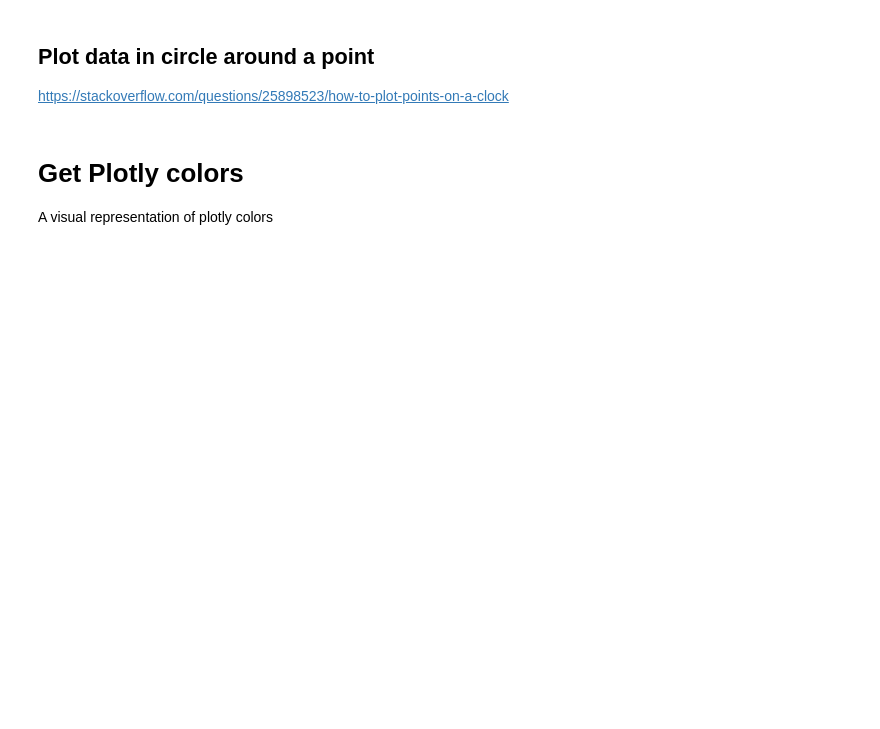
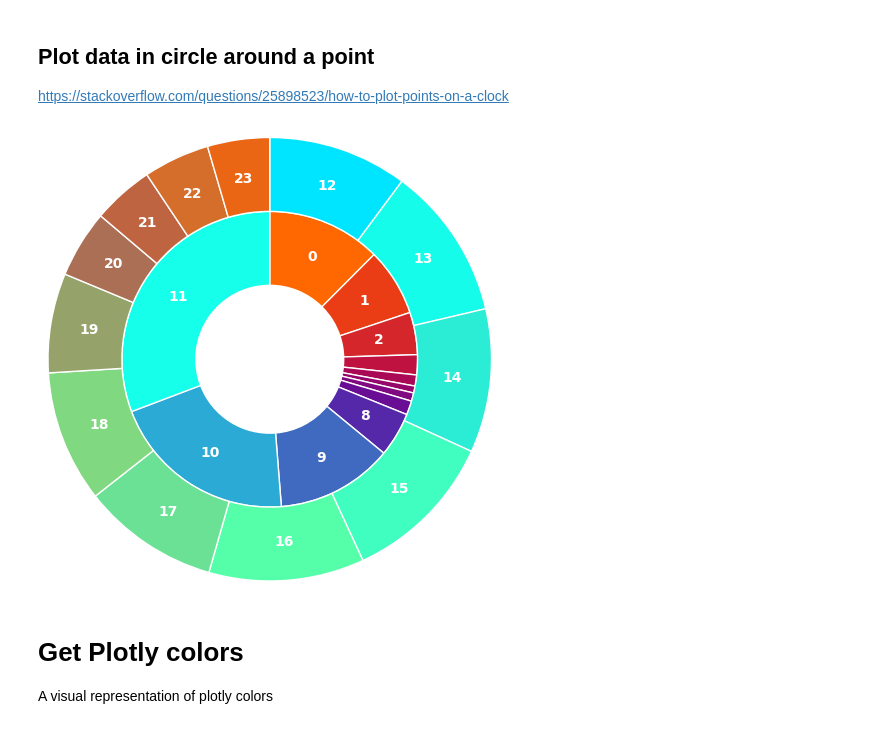
Before and after one commit to pmhalvor/website, a Jupyter notebook: radio/plot-times-mac.ipynb, the cells around one changed output. Cells and saved outputs as stored; diff of their text form; code cells hidden in the pictures; blank space fills up the shorter version.

```diff
--- a/radio/plot-times-mac.ipynb
+++ b/radio/plot-times-mac.ipynb
@@ -114,6 +223,57 @@ fig = go.Figure(data=data, layout={"title":"Nested Pie Chart"})
 # %% [markdown]
 ## Plot data in circle around a point
 https://stackoverflow.com/questions/25898523/how-to-plot-points-on-a-clock
+# %%
+import matplotlib.pyplot as plt
+import numpy as np
+
+fig, ax = plt.subplots()
+
+size = 0.5
+r=1.5
+
+morning_colors = [((12-i)/12., float(morning.iloc[i]/max(morning)), i/12.) for i in range(12)]
+afternoon_colors = [(i/12., float(afternoon.iloc[i]/max(afternoon)), (12-i)/12.) for i in range(12)]
+
+cmap = plt.get_cmap("tab20c")
+outer_colors = cmap(np.arange(3)*4)
+inner_colors = cmap(np.array([1, 2, 5, 6, 9, 10]))
+
+am_hr_itr = iter(morning.index)
+pm_hr_itr = iter(afternoon.index)
+
+ax.pie(
+       morning,
+       radius=r-size,
+       colors=morning_colors,
+       wedgeprops=dict(width=size, edgecolor='w'),
+       counterclock=False,
+       autopct=lambda p: '{:.0f}'.format(next(am_hr_itr)) if p>3 else "".format(next(am_hr_itr)),
+       startangle=90,
+       pctdistance=r-size-0.5*size,
+       textprops=dict(weight="heavy", color="white"),
+
+)
+
+ax.pie(
+       afternoon,
+       radius=r,
+       startangle=90,
+       colors=afternoon_colors,
+       wedgeprops=dict(width=size, edgecolor='w'),
+       counterclock=False,
+       autopct=lambda p: '{:.0f}'.format(next(pm_hr_itr)) if p>3 else "".format(next(pm_hr_itr)),
+       pctdistance=r-size-0.35*size,
+       textprops=dict(weight="heavy", color="white"),
+)
+
+ax.set(aspect="equal")
+
+plt.savefig("double_clock.png", transparent=True)
+
+plt.show()
+# %% [output]
+[figure, added]
 # %% [markdown]
 # Get Plotly colors
 
```
Also changed, not shown: parts of 22 cells of this notebook, 1 other file.
